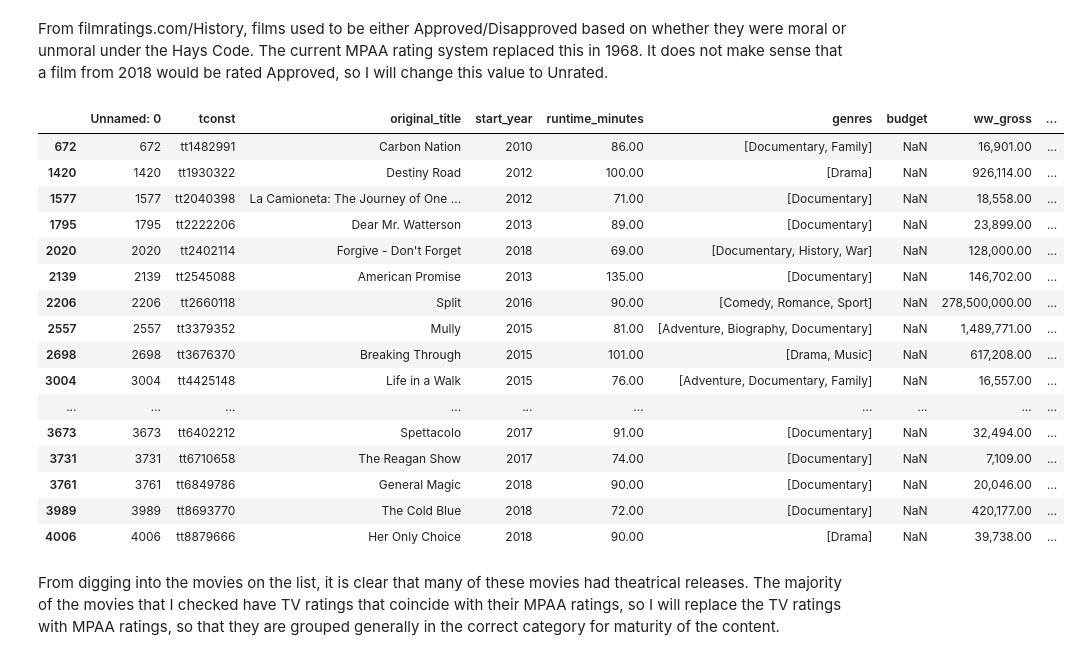
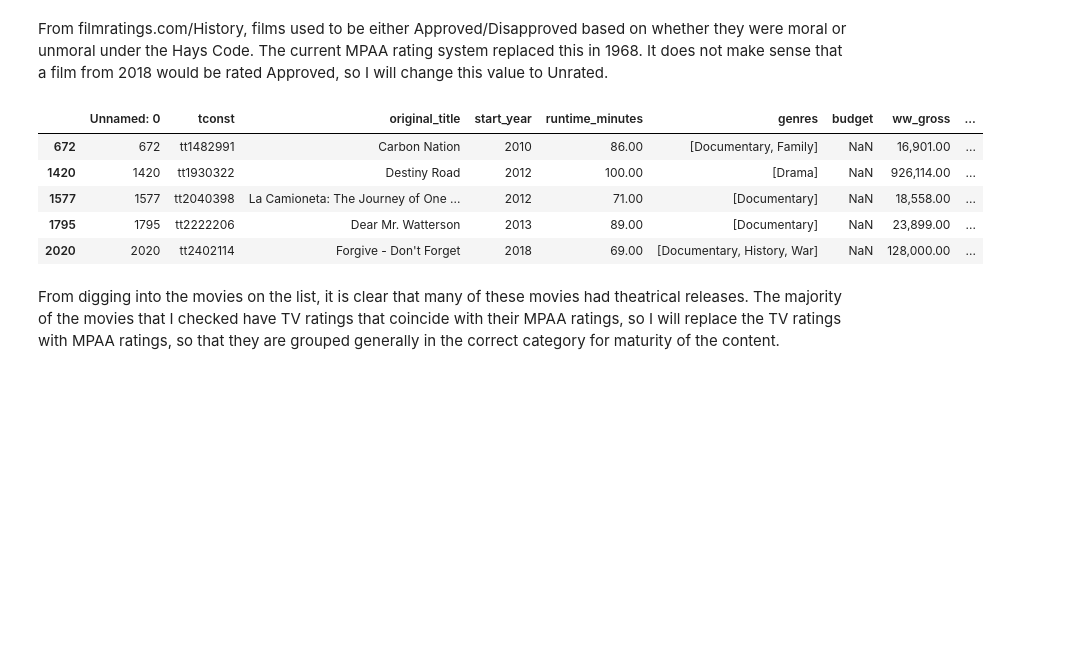
Before and after one commit to morganFitzg/dsc-phase-1-project, a Jupyter notebook: student.ipynb, the cells around one changed output. Saved outputs shown, nothing was run; the diff lists cells and outputs as text; code cells hidden in the pictures; blank space fills up the shorter version.

```diff
--- a/student.ipynb
+++ b/student.ipynb
@@ -232,25 +232,14 @@ From filmratings.com/History, films used to be either Approved/Disapproved based
 movies.loc[3999,'mpaa_rating']='Unrated'
 # %%
 #Explore movies that are TV-PG
-movies[movies['mpaa_rating']=='TV-PG']
+movies[movies['mpaa_rating']=='TV-PG'].head()
 # %% [output]
 |  | Unnamed: 0 | tconst | original_title | start_year | runtime_minutes | genres | budget | ww_gross | ... |
 | 672 | 672 | tt1482991 | Carbon Nation | 2010 | 86.00 | [Documentary, Family] | NaN | 16,901.00 | ... |
 | 1420 | 1420 | tt1930322 | Destiny Road | 2012 | 100.00 | [Drama] | NaN | 926,114.00 | ... |
 | 1577 | 1577 | tt2040398 | La Camioneta: The Journey of One ... | 2012 | 71.00 | [Documentary] | NaN | 18,558.00 | ... |
 | 1795 | 1795 | tt2222206 | Dear Mr. Watterson | 2013 | 89.00 | [Documentary] | NaN | 23,899.00 | ... |
 | 2020 | 2020 | tt2402114 | Forgive - Don't Forget | 2018 | 69.00 | [Documentary, History, War] | NaN | 128,000.00 | ... |
-| 2139 | 2139 | tt2545088 | American Promise | 2013 | 135.00 | [Documentary] | NaN | 146,702.00 | ... |
-| 2206 | 2206 | tt2660118 | Split | 2016 | 90.00 | [Comedy, Romance, Sport] | NaN | 278,500,000.00 | ... |
-| 2557 | 2557 | tt3379352 | Mully | 2015 | 81.00 | [Adventure, Biography, Documentary] | NaN | 1,489,771.00 | ... |
-| 2698 | 2698 | tt3676370 | Breaking Through | 2015 | 101.00 | [Drama, Music] | NaN | 617,208.00 | ... |
-| 3004 | 3004 | tt4425148 | Life in a Walk | 2015 | 76.00 | [Adventure, Documentary, Family] | NaN | 16,557.00 | ... |
-| ... | ... | ... | ... | ... | ... | ... | ... | ... | ... |
-| 3673 | 3673 | tt6402212 | Spettacolo | 2017 | 91.00 | [Documentary] | NaN | 32,494.00 | ... |
-| 3731 | 3731 | tt6710658 | The Reagan Show | 2017 | 74.00 | [Documentary] | NaN | 7,109.00 | ... |
-| 3761 | 3761 | tt6849786 | General Magic | 2018 | 90.00 | [Documentary] | NaN | 20,046.00 | ... |
-| 3989 | 3989 | tt8693770 | The Cold Blue | 2018 | 72.00 | [Documentary] | NaN | 420,177.00 | ... |
-| 4006 | 4006 | tt8879666 | Her Only Choice | 2018 | 90.00 | [Drama] | NaN | 39,738.00 | ... |
 # %% [markdown]
 From digging into the movies on the list, it is clear that many of these movies had theatrical releases. The majority of the movies that I checked have TV ratings that coincide with their MPAA ratings, so I will replace the TV ratings with MPAA ratings, so that they are grouped generally in the correct category for maturity of the content.
 # %%
```
Also changed, not shown: parts of 36 cells of this notebook, 3 other files.
